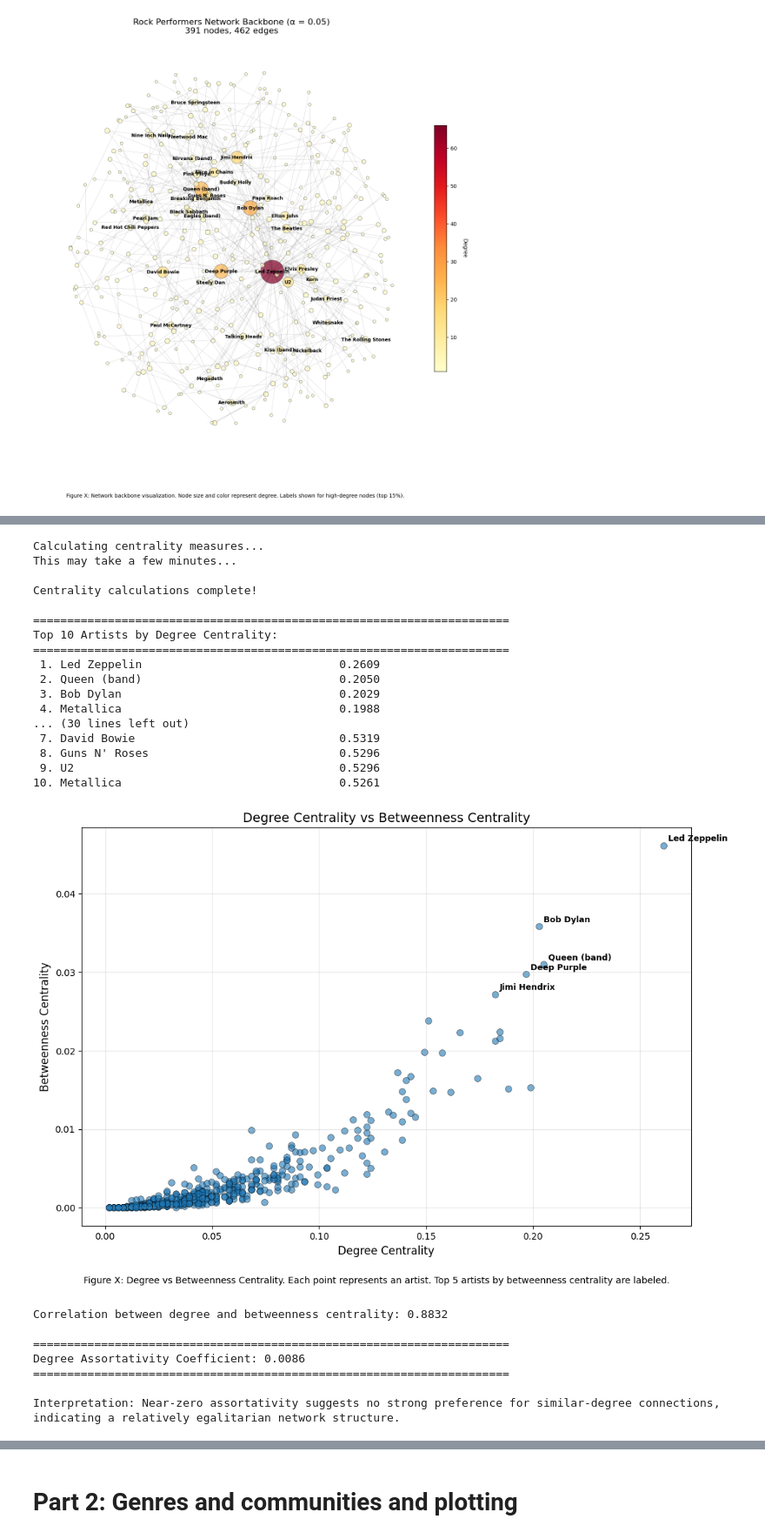
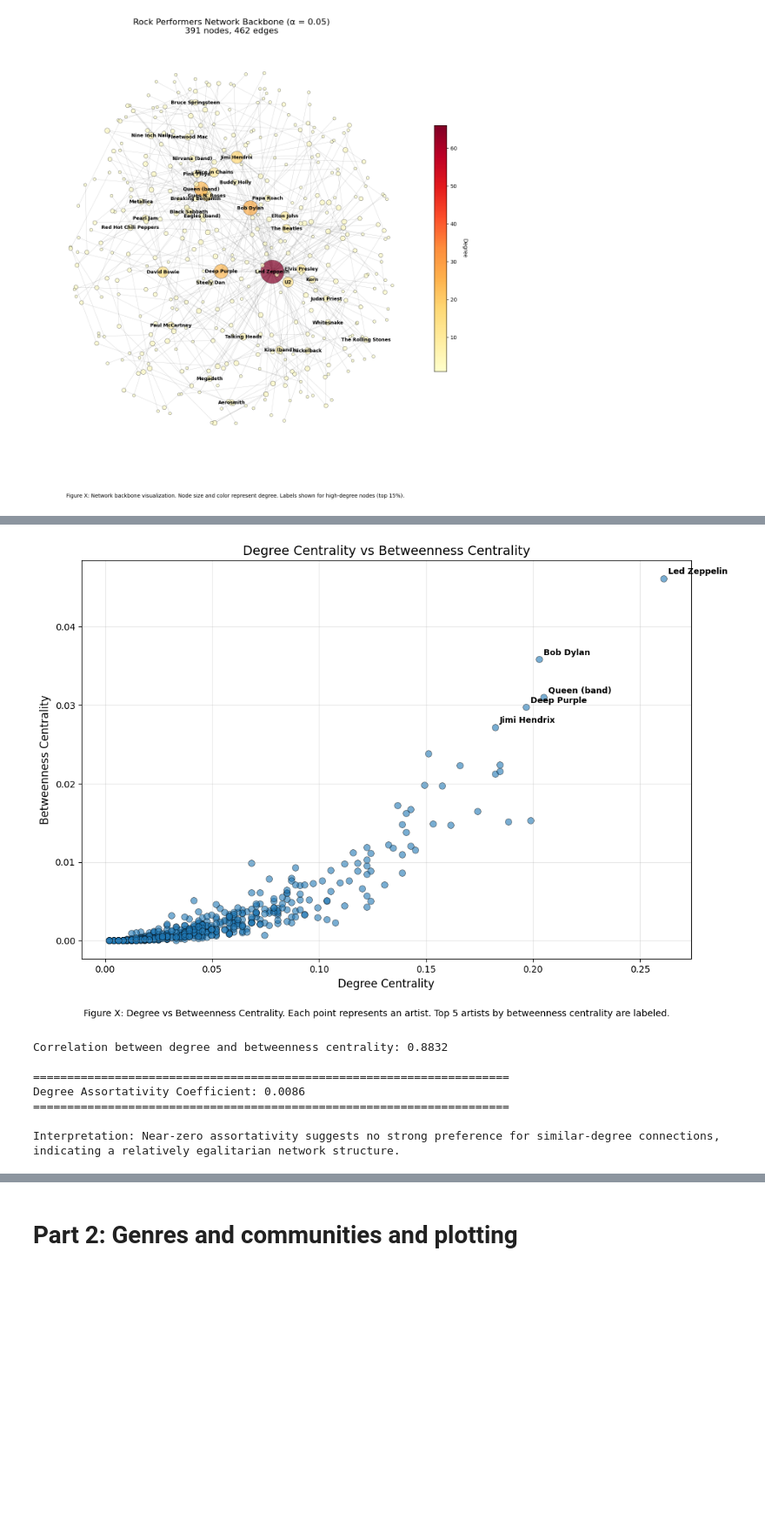
Before and after one commit to Pakkutaq/SG_rock_network, a Jupyter notebook: Assignment_2.ipynb, the cells around one changed output, grey strips where cells are left out. Shown at 87% size. Cells and saved outputs as stored; diff of their text form; code cells hidden in the pictures; blank space fills up the shorter version.

```diff
--- a/Assignment_2.ipynb
+++ b/Assignment_2.ipynb
@@ -211,40 +212,16 @@ Finally, we examine the network's degree assortativity coefficient of 0.0086, in
 # %%
 # Work with undirected version for centrality analysis
 G_undirected = G.to_undirected()
-
-print("Calculating centrality measures...")
-print("This may take a few minutes...\n")
 
 # Calculate three centrality measures
 degree_centrality = nx.degree_centrality(G_undirected)
 betweenness_centrality = nx.betweenness_centrality(G_undirected)
 closeness_centrality = nx.closeness_centrality(G_undirected)
 
-print("Centrality calculations complete!\n")
-
 # Get top 10 artists for each centrality measure
 top_degree = sorted(degree_centrality.items(), key=lambda x: x[1], reverse=True)[:10]
 top_betweenness = sorted(betweenness_centrality.items(), key=lambda x: x[1], reverse=True)[:10]
 top_closeness = sorted(closeness_centrality.items(), key=lambda x: x[1], reverse=True)[:10]
-
-# Print top artists
-print("="*70)
-print("Top 10 Artists by Degree Centrality:")
-print("="*70)
-for i, (artist, centrality) in enumerate(top_degree, 1):
-    print(f"{i:2d}. {artist:40s} {centrality:.4f}")
-
-print("\n" + "="*70)
-print("Top 10 Artists by Betweenness Centrality:")
-print("="*70)
-for i, (artist, centrality) in enumerate(top_betweenness, 1):
-    print(f"{i:2d}. {artist:40s} {centrality:.4f}")
-
-print("\n" + "="*70)
-print("Top 10 Artists by Closeness Centrality:")
-print("="*70)
-for i, (artist, centrality) in enumerate(top_closeness, 1):
-    print(f"{i:2d}. {artist:40s} {centrality:.4f}")
 
 # Visualize: Scatter plot of Degree vs Betweenness Centrality
 fig, ax = plt.subplots(figsize=(12, 8))
@@ -286,15 +263,6 @@ print(f"\n" + "="*70)
 print(f"Degree Assortativity Coefficient: {assortativity:.4f}")
 print("="*70)
 
-if assortativity > 0.1:
-    interpretation = "Positive assortativity indicates that high-degree artists tend to connect\nwith other high-degree artists, suggesting a hierarchical 'rich-club' structure."
-elif assortativity < -0.1:
-    interpretation = "Negative assortativity indicates that high-degree artists tend to connect\nwith low-degree artists, suggesting a core-periphery structure."
-else:
-    interpretation = "Near-zero assortativity suggests no strong preference for similar-degree connections,\nindicating a relatively egalitarian network structure."
-
-print(f"\nInterpretation: {interpretation}")
-
 # Optional: Create bar chart comparing top 5 across all three measures
 fig, axs = plt.subplots(1, 3, figsize=(18, 6))
 
@@ -305,57 +273,40 @@ values_deg = [val for _, val in top_5_degree]
 axs[0].barh(artists_deg, values_deg, color='steelblue')
 axs[0].set_xlabel('Degree Centrality', fontsize=11)
 axs[0].set_title('Top 5 by Degree Centrality', fontsize=12)
 axs[0].invert_yaxis()
 
 # Betweenness centrality bar chart
 top_5_bet = top_betweenness[:5]
 artists_bet = [artist for artist, _ in top_5_bet]
 values_bet = [val for _, val in top_5_bet]
 axs[1].barh(artists_bet, values_bet, color='coral')
 axs[1].set_xlabel('Betweenness Centrality', fontsize=11)
 axs[1].set_title('Top 5 by Betweenness Centrality', fontsize=12)
 axs[1].invert_yaxis()
 
 # Closeness centrality bar chart
 top_5_close = top_closeness[:5]
 artists_close = [artist for artist, _ in top_5_close]
 values_close = [val for _, val in top_5_close]
 axs[2].barh(artists_close, values_close, color='lightgreen')
 axs[2].set_xlabel('Closeness Centrality', fontsize=11)
 axs[2].set_title('Top 5 by Closeness Centrality', fontsize=12)
 axs[2].invert_yaxis()
 
 plt.figtext(0.5, 0.01, "Figure X: Top 5 artists by three different centrality measures. " \
             "Different measures reveal different types of importance in the network.",
             ha="center", fontsize=10, wrap=True)
 plt.tight_layout()
 plt.subplots_adjust(bottom=0.08)
 plt.show()
 # %% [output]
+[figure]
-Calculating centrality measures...
-This may take a few minutes...
-
-Centrality calculations complete!
+Correlation between degree and betweenness centrality: 0.8832
 
 ======================================================================
-Top 10 Artists by Degree Centrality:
+Degree Assortativity Coefficient: 0.0086
 ======================================================================
- 1. Led Zeppelin                             0.2609
- 2. Queen (band)                             0.2050
- 3. Bob Dylan                                0.2029
- 4. Metallica                                0.1988
-... (30 lines left out)
- 7. David Bowie                              0.5319
- 8. Guns N' Roses                            0.5296
- 9. U2                                       0.5296
-10. Metallica                                0.5261
+
+Interpretation: Near-zero assortativity suggests no strong preference for similar-degree connections,
+indicating a relatively egalitarian network structure.
-[figure]
-Correlation between degree and betweenness centrality: 0.8832
-
-======================================================================
-Degree Assortativity Coefficient: 0.0086
-======================================================================
-
-Interpretation: Near-zero assortativity suggests no strong preference for similar-degree connections,
-indicating a relatively egalitarian network structure.
 [figure]
```
Also changed, not shown: parts of 19 cells of this notebook, 1 other file.
